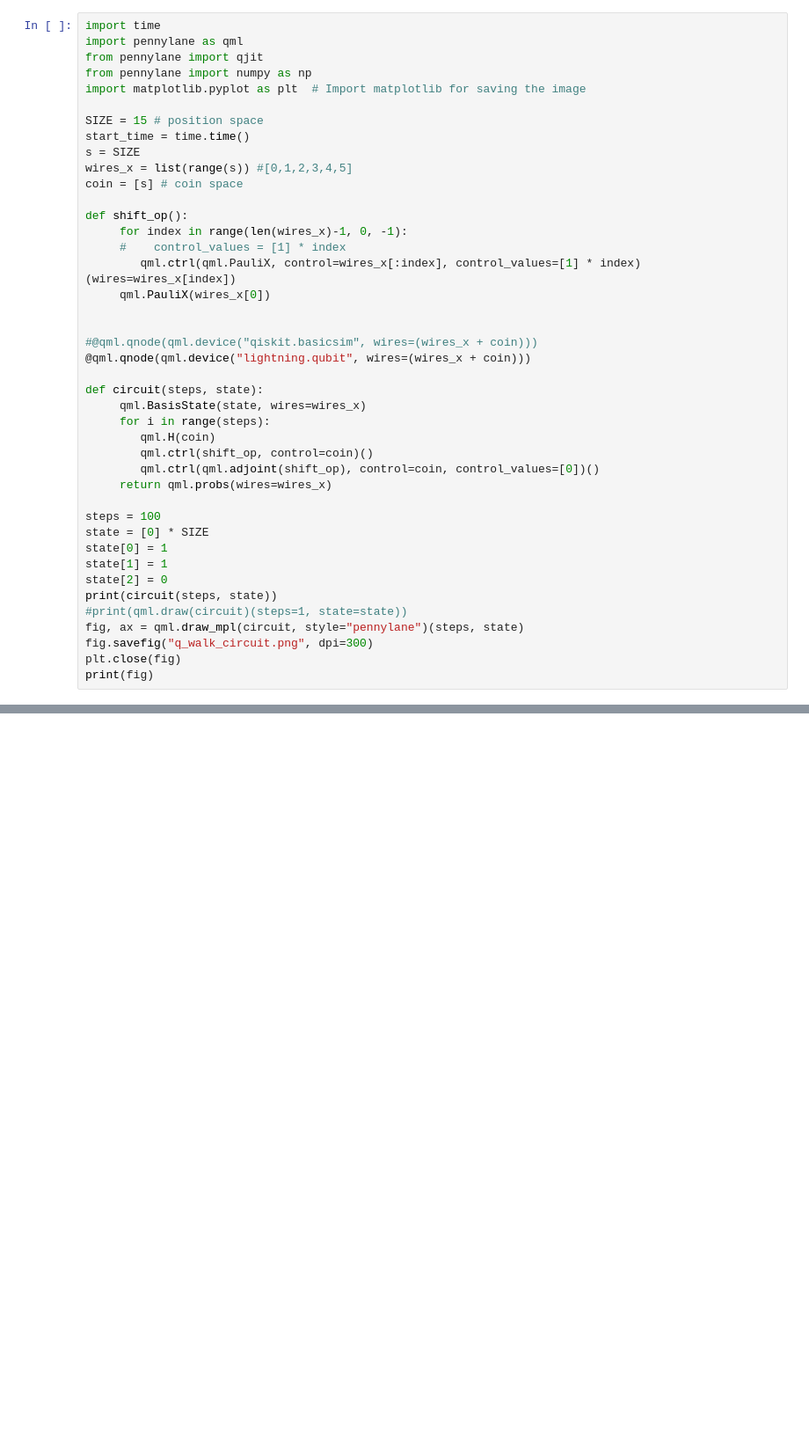
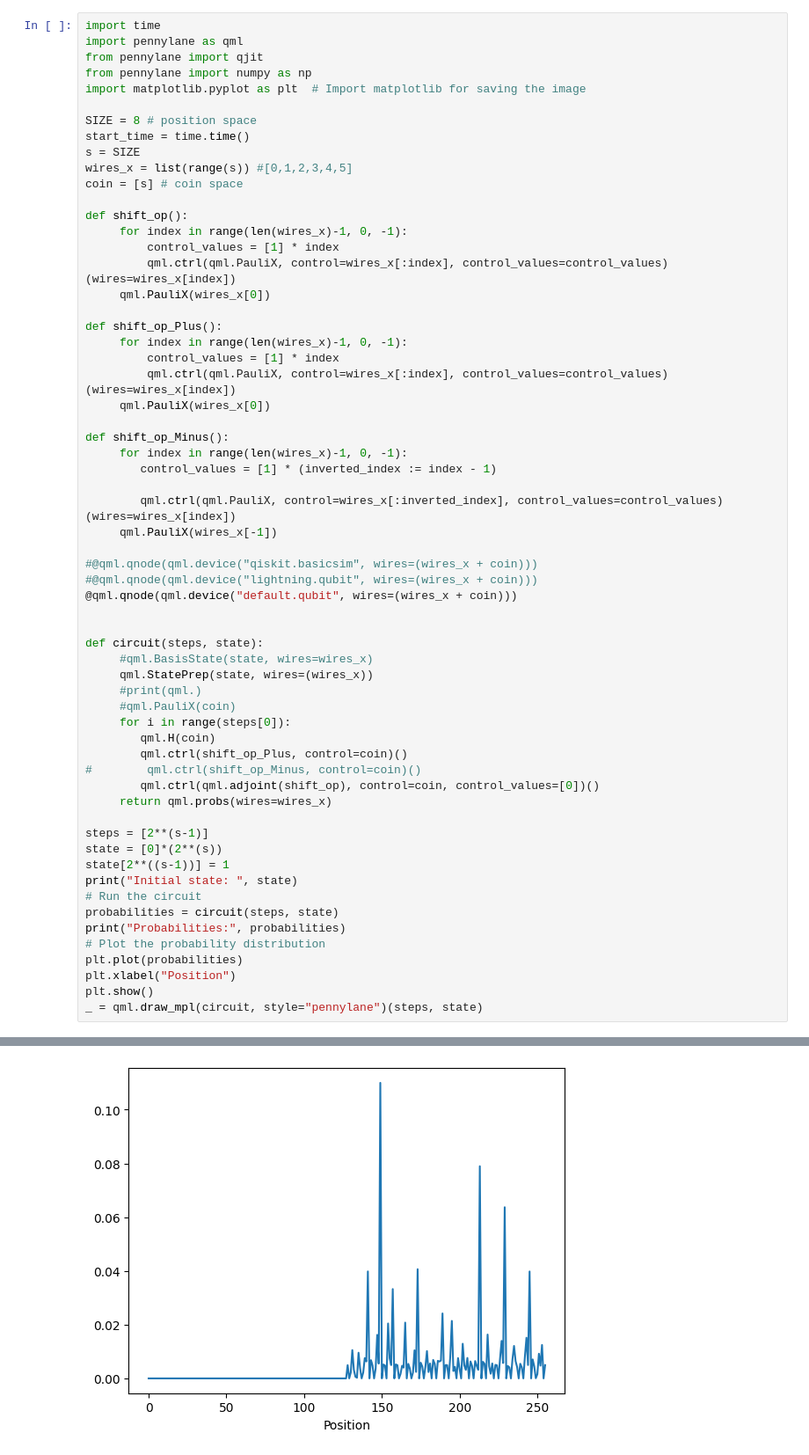
Before and after one commit to M01010100/Quantum-Net-Spring-2025, a Jupyter notebook: Pennylane/Q_Coin_walk_state &step.ipynb, the cells around one changed output, grey strips where cells are left out. Shown at 88% size. Cells and saved outputs as stored; diff of their text form; blank space fills up the shorter version.

```diff
--- a/Pennylane/Q_Coin_walk_state &step.ipynb
+++ b/Pennylane/Q_Coin_walk_state &step.ipynb
@@ -5,7 +5,7 @@ from pennylane import qjit
 from pennylane import numpy as np
 import matplotlib.pyplot as plt  # Import matplotlib for saving the image
 
-SIZE = 15 # position space
+SIZE = 8 # position space
 start_time = time.time()
 s = SIZE
 wires_x = list(range(s)) #[0,1,2,3,4,5]
@@ -13,31 +13,50 @@ coin = [s] # coin space
 
 def shift_op():
      for index in range(len(wires_x)-1, 0, -1):
-     #    control_values = [1] * index
-        qml.ctrl(qml.PauliX, control=wires_x[:index], control_values=[1] * index)(wires=wires_x[index])
+         control_values = [1] * index
+         qml.ctrl(qml.PauliX, control=wires_x[:index], control_values=control_values)(wires=wires_x[index])
      qml.PauliX(wires_x[0])
 
+def shift_op_Plus():
+     for index in range(len(wires_x)-1, 0, -1):
+         control_values = [1] * index
+         qml.ctrl(qml.PauliX, control=wires_x[:index], control_values=control_values)(wires=wires_x[index])
+     qml.PauliX(wires_x[0])
+
+def shift_op_Minus():
+     for index in range(len(wires_x)-1, 0, -1):
+        control_values = [1] * (inverted_index := index - 1)
+
+        qml.ctrl(qml.PauliX, control=wires_x[:inverted_index], control_values=control_values)(wires=wires_x[index])
+     qml.PauliX(wires_x[-1])
 
 #@qml.qnode(qml.device("qiskit.basicsim", wires=(wires_x + coin)))
-@qml.qnode(qml.device("lightning.qubit", wires=(wires_x + coin)))
+#@qml.qnode(qml.device("lightning.qubit", wires=(wires_x + coin)))
+@qml.qnode(qml.device("default.qubit", wires=(wires_x + coin)))
+
 
 def circuit(steps, state):
-     qml.BasisState(state, wires=wires_x)
-     for i in range(steps):
+     #qml.BasisState(state, wires=wires_x)
+     qml.StatePrep(state, wires=(wires_x))
+     #print(qml.)
+     #qml.PauliX(coin)
+     for i in range(steps[0]):
         qml.H(coin)
-        qml.ctrl(shift_op, control=coin)()
+        qml.ctrl(shift_op_Plus, control=coin)()
+#        qml.ctrl(shift_op_Minus, control=coin)()
         qml.ctrl(qml.adjoint(shift_op), control=coin, control_values=[0])()
      return qml.probs(wires=wires_x)
 
-steps = 100
-state = [0] * SIZE
-state[0] = 1
-state[1] = 1
-state[2] = 0
-print(circuit(steps, state))
-#print(qml.draw(circuit)(steps=1, state=state))
-fig, ax = qml.draw_mpl(circuit, style="pennylane")(steps, state)
-fig.savefig("q_walk_circuit.png", dpi=300)
-plt.close(fig)
-print(fig)
+steps = [2**(s-1)]
+state = [0]*(2**(s))
+state[2**((s-1))] = 1
+print("Initial state: ", state)
+# Run the circuit
+probabilities = circuit(steps, state)
+print("Probabilities:", probabilities)
+# Plot the probability distribution
+plt.plot(probabilities)
+plt.xlabel("Position")
+plt.show()
+_ = qml.draw_mpl(circuit, style="pennylane")(steps, state)
 # %% [output]
@@ -45,0 +80 @@ Figure(330300x1700)
+[figure, added]
```
Also changed, not shown: parts of 1 cell of this notebook, 3 other files.
